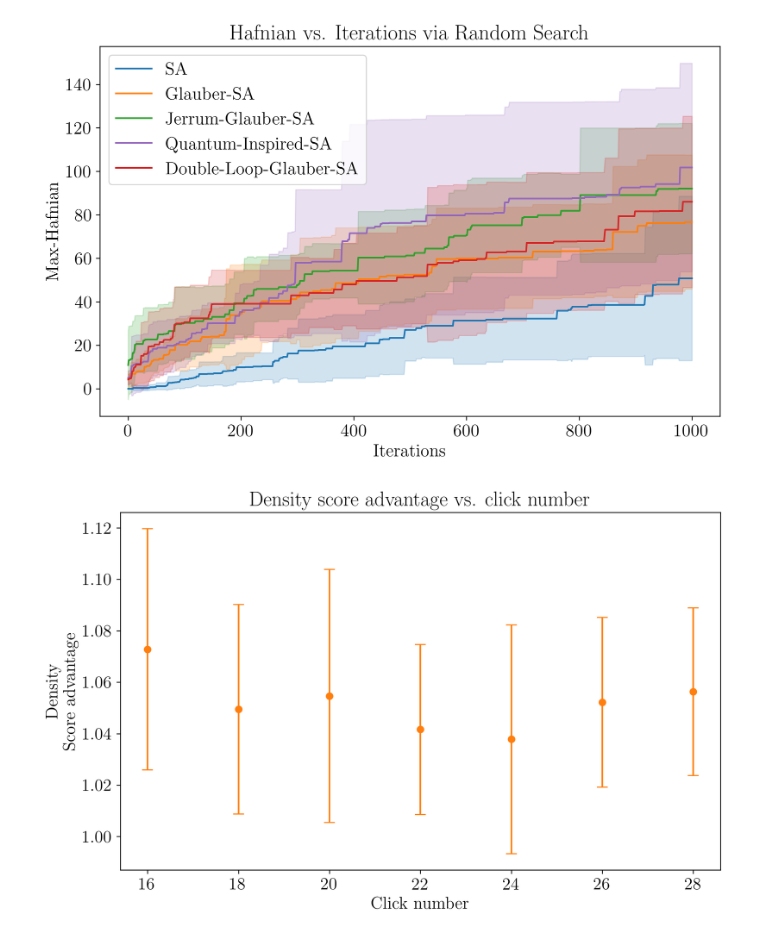
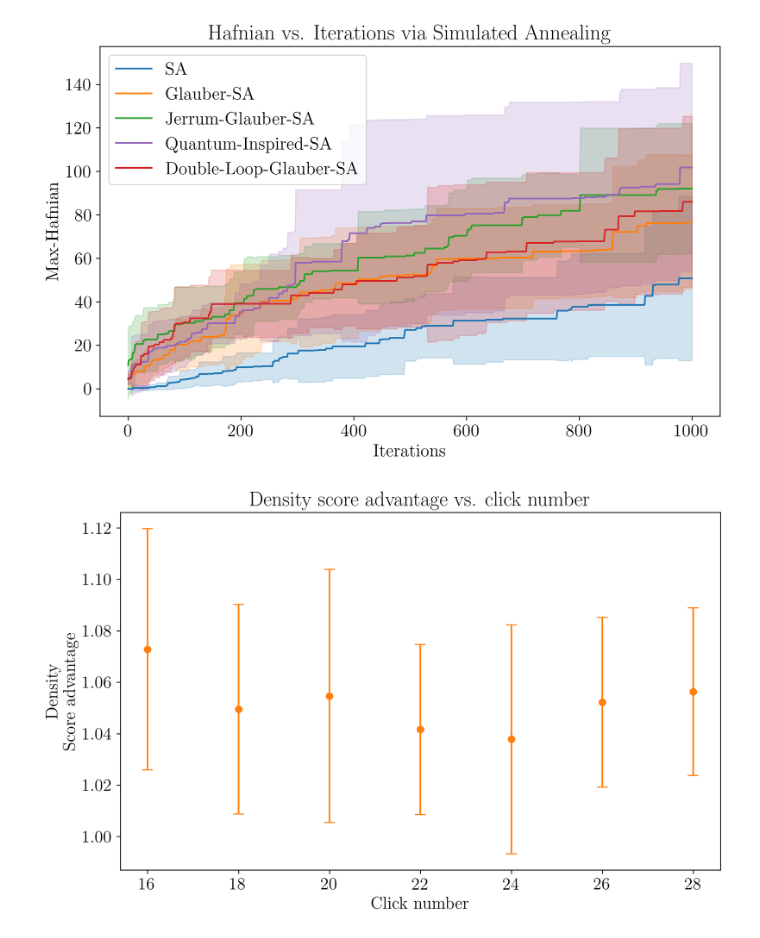
Before and after one commit to Qubit-Fernand/GBS-MCMC, a Jupyter notebook: Plot.ipynb, the cells around one changed output. Saved outputs shown, nothing was run; the diff lists cells and outputs as text; code cells hidden in the pictures.

```diff
--- a/Plot.ipynb
+++ b/Plot.ipynb
@@ -24,7 +24,7 @@ n = 256
 iteration = 1000
 method = 'SA'
 function = 'hafnian'  # Options: 'hafnian', 'density'
-save = False
+save = True
 
 if function == 'hafnian':
     G = 'G1'
@@ -62,36 +62,45 @@ if function == 'hafnian':
     std_quantum_inspired_density_values = np.std(quantum_inspired_max_density_list, axis=0)
 
     plt.plot(mean_quantum_inspired_density_values, label=f"Quantum-Inspired-{method}", color='C4')
     plt.fill_between(range(iteration+1), mean_quantum_inspired_density_values - std_quantum_inspired_density_values, mean_quantum_inspired_density_values + std_quantum_inspired_density_values, color = 'C4', alpha=0.2)
 
-if G == 'G4':
+if (G == 'G4') or (G == 'G5'):
     double_loop_glauber_max_density_list = np.load(f"./Data/{G}/double_loop_glauber_{method}_{function}_list.npy", )
     mean_double_loop_glauber_density_values = np.mean(double_loop_glauber_max_density_list, axis=0)
     std_double_loop_glauber_density_values = np.std(double_loop_glauber_max_density_list, axis=0)
 
     plt.plot(mean_double_loop_glauber_density_values, label=f"Double-Loop-Glauber-{method}", color='C3')
     plt.fill_between(range(iteration+1), mean_double_loop_glauber_density_values - std_double_loop_glauber_density_values, mean_double_loop_glauber_density_values + std_double_loop_glauber_density_values, color = 'C3', alpha=0.2)
 
 Function = function.capitalize()
 
 plt.xlabel("Iterations")
 if function == 'hafnian':
     plt.ylabel(f"Max-{Function}")
 elif function == 'density':
     plt.ylabel(f"Max-{function}")
 
-plt.title(f"{Function} vs. Iterations via Random Search")
+if method == 'RS':
+    plt.title(f"{Function} vs. Iterations via Random Search")
+elif method == 'SA':
+    plt.title(f"{Function} vs. Iterations via Simulated Annealing")
+
 plt.legend(loc = "best")
+
+if G == 'G4':
+    function = f"double_loop_{function}"
+elif G == 'G5':
+    function = f"sparse_{function}"
 
 if save == True:
     if method == 'RS':
         plt.savefig(f"./Figure/{function}_random_search.pdf")
     elif method == 'SA':
         plt.savefig(f"./Figure/{function}_simulated_annealing.pdf")
 
 plt.show()
 # %% [output]
-[figure, old version]
+[figure, new version]
 # %%
 G = 'G3'
 n = 256
```
Also changed, not shown: 7 other files.
